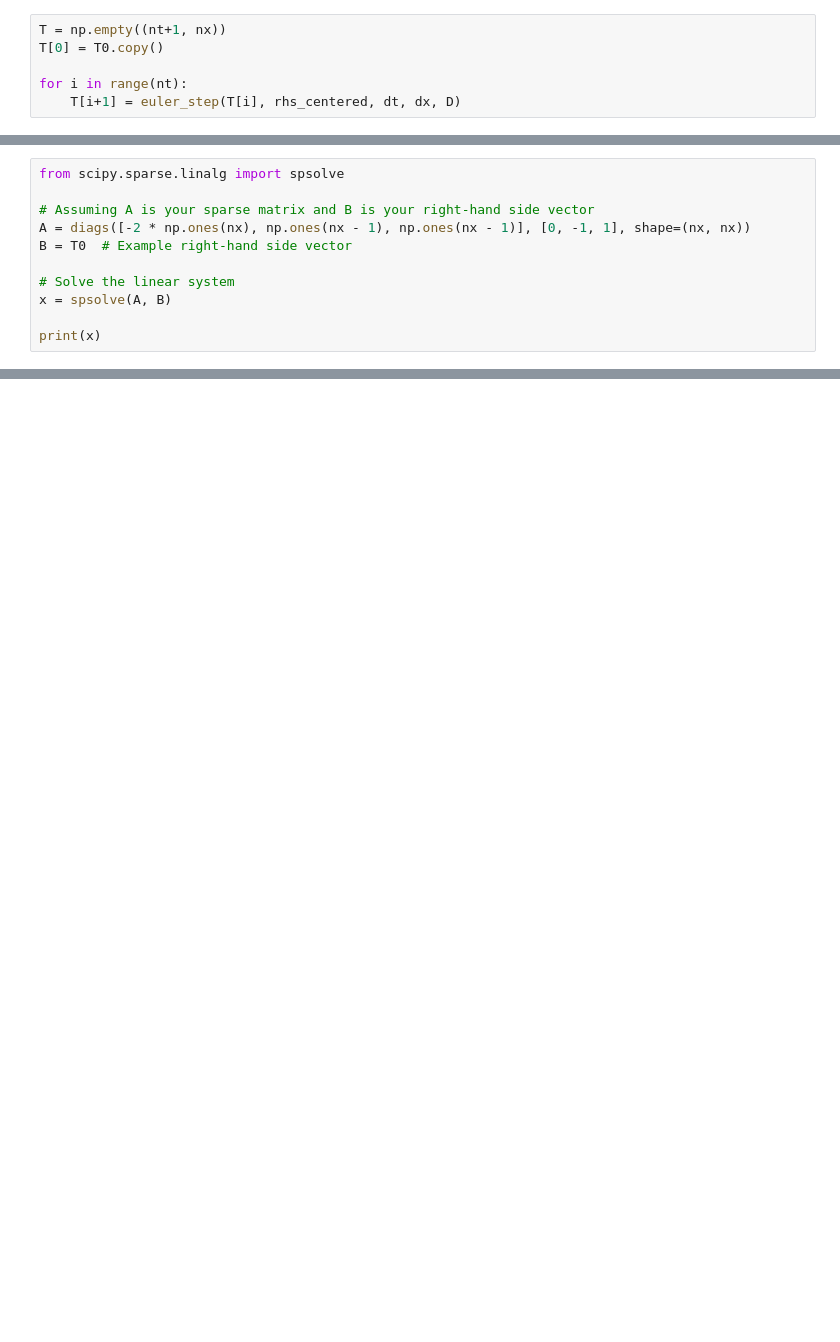
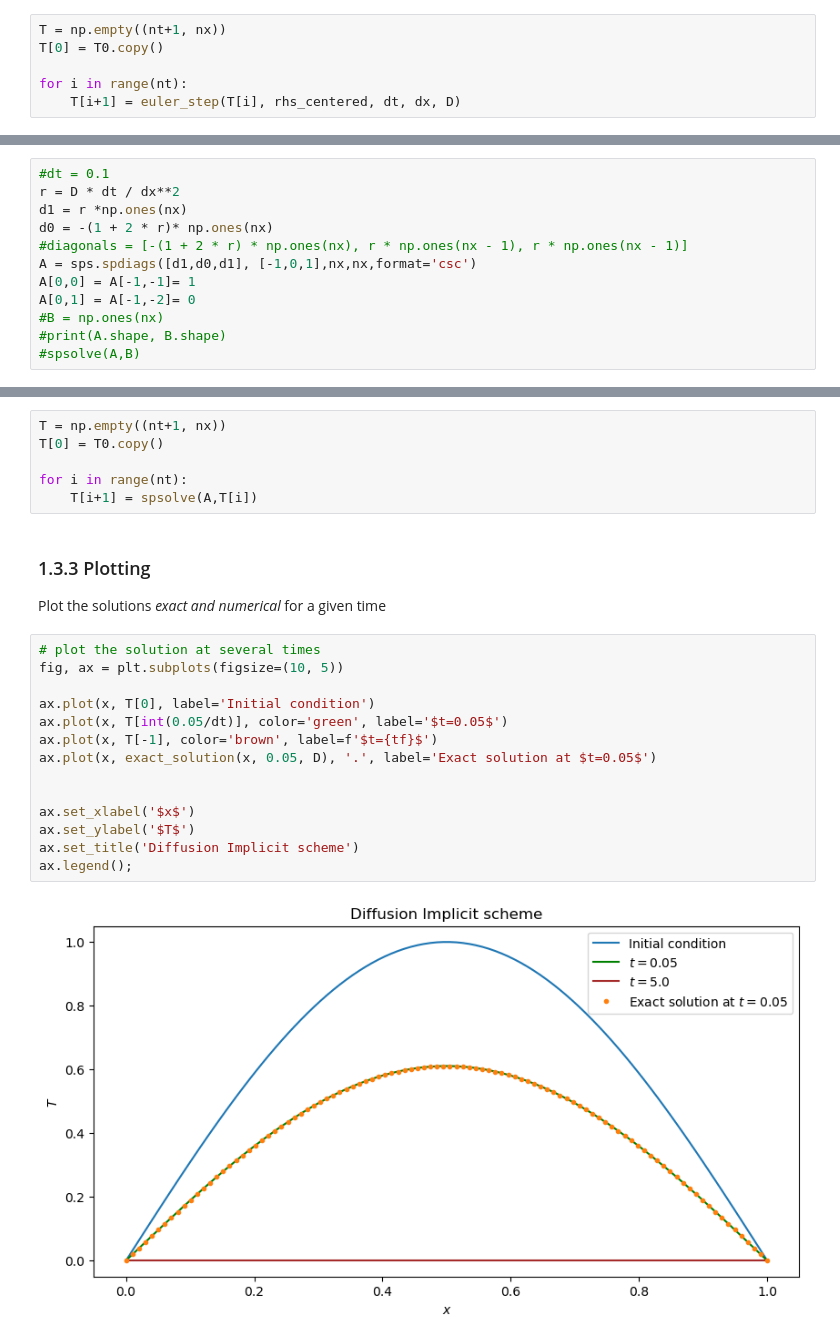
Before and after one commit to jmfullana/CalcSci, a Jupyter notebook: TP5/TP5.ipynb, the cells around one changed output, grey strips where cells are left out. Cells and saved outputs as stored; diff of their text form; blank space fills up the shorter version.

```diff
--- a/TP5/TP5.ipynb
+++ b/TP5/TP5.ipynb
@@ -534,11 +273,0 @@ print(laplacian_matrix)
-# %%
-from scipy.sparse.linalg import spsolve
-
-# Assuming A is your sparse matrix and B is your right-hand side vector
-A = diags([-2 * np.ones(nx), np.ones(nx - 1), np.ones(nx - 1)], [0, -1, 1], shape=(nx, nx))
-B = T0  # Example right-hand side vector
-
-# Solve the linear system
-x = spsolve(A, B)
-
-print(x)
@@ -562,0 +343,12 @@ print(x)
+# %%
+#dt = 0.1
+r = D * dt / dx**2
+d1 = r *np.ones(nx)
+d0 = -(1 + 2 * r)* np.ones(nx)
+#diagonals = [-(1 + 2 * r) * np.ones(nx), r * np.ones(nx - 1), r * np.ones(nx - 1)]
+A = sps.spdiags([d1,d0,d1], [-1,0,1],nx,nx,format='csc')
+A[0,0] = A[-1,-1]= 1
+A[0,1] = A[-1,-2]= 0
+#B = np.ones(nx)
+#print(A.shape, B.shape)
+#spsolve(A,B)
@@ -562,0 +358,25 @@ print(x)
+# %%
+T = np.empty((nt+1, nx))
+T[0] = T0.copy()
+
+for i in range(nt):
+    T[i+1] = spsolve(A,T[i])
+# %% [markdown]
+### 1.3.3 Plotting
+Plot the solutions *exact and numerical* for a given time
+# %%
+# plot the solution at several times
+fig, ax = plt.subplots(figsize=(10, 5))
+
+ax.plot(x, T[0], label='Initial condition')
+ax.plot(x, T[int(0.05/dt)], color='green', label='$t=0.05$')
+ax.plot(x, T[-1], color='brown', label=f'$t={tf}$')
+ax.plot(x, exact_solution(x, 0.05, D), '.', label='Exact solution at $t=0.05$')
+
+
+ax.set_xlabel('$x$')
+ax.set_ylabel('$T$')
+ax.set_title('Diffusion Implicit scheme')
+ax.legend();
+# %% [output]
+[figure, added]
```
Also changed, not shown: parts of 68 cells of this notebook.
